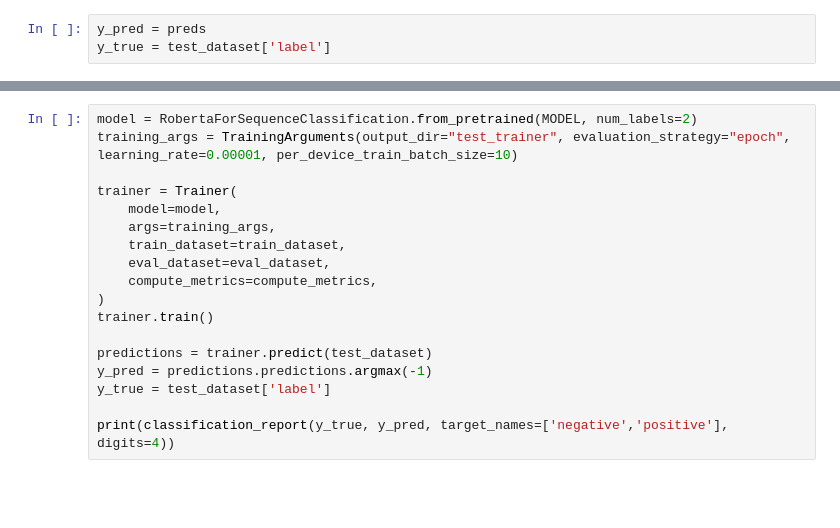
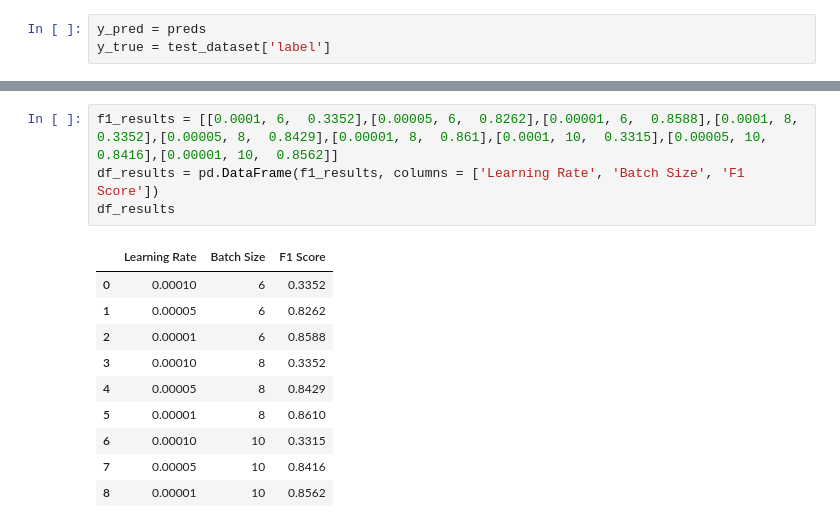
Before and after one commit to cjlongoria/CS522_Final_Project, a Jupyter notebook: Model/roberta.ipynb, the cells around one changed output, grey strips where cells are left out. Cells and saved outputs as stored; diff of their text form; blank space fills up the shorter version.

```diff
--- a/Model/roberta.ipynb
+++ b/Model/roberta.ipynb
@@ -362,18 +520,15 @@ weighted avg       0.84      0.84      0.84      5000
-# %%
-model = RobertaForSequenceClassification.from_pretrained(MODEL, num_labels=2)
-training_args = TrainingArguments(output_dir="test_trainer", evaluation_strategy="epoch", learning_rate=0.00001, per_device_train_batch_size=10)
-
-trainer = Trainer(
-    model=model,
-    args=training_args,
-    train_dataset=train_dataset,
-    eval_dataset=eval_dataset,
-    compute_metrics=compute_metrics,
-)
-trainer.train()
-
-predictions = trainer.predict(test_dataset)
-y_pred = predictions.predictions.argmax(-1)
-y_true = test_dataset['label']
-
-print(classification_report(y_true, y_pred, target_names=['negative','positive'], digits=4))
+# %%
+f1_results = [[0.0001, 6,  0.3352],[0.00005, 6,  0.8262],[0.00001, 6,  0.8588],[0.0001, 8,  0.3352],[0.00005, 8,  0.8429],[0.00001, 8,  0.861],[0.0001, 10,  0.3315],[0.00005, 10,  0.8416],[0.00001, 10,  0.8562]]
+df_results = pd.DataFrame(f1_results, columns = ['Learning Rate', 'Batch Size', 'F1 Score'])
+df_results
+# %% [output]
+|  | Learning Rate | Batch Size | F1 Score |
+| 0 | 0.00010 | 6 | 0.3352 |
+| 1 | 0.00005 | 6 | 0.8262 |
+| 2 | 0.00001 | 6 | 0.8588 |
+| 3 | 0.00010 | 8 | 0.3352 |
+| 4 | 0.00005 | 8 | 0.8429 |
+| 5 | 0.00001 | 8 | 0.8610 |
+| 6 | 0.00010 | 10 | 0.3315 |
+| 7 | 0.00005 | 10 | 0.8416 |
+| 8 | 0.00001 | 10 | 0.8562 |
```
Also changed, not shown: parts of 14 cells of this notebook.
